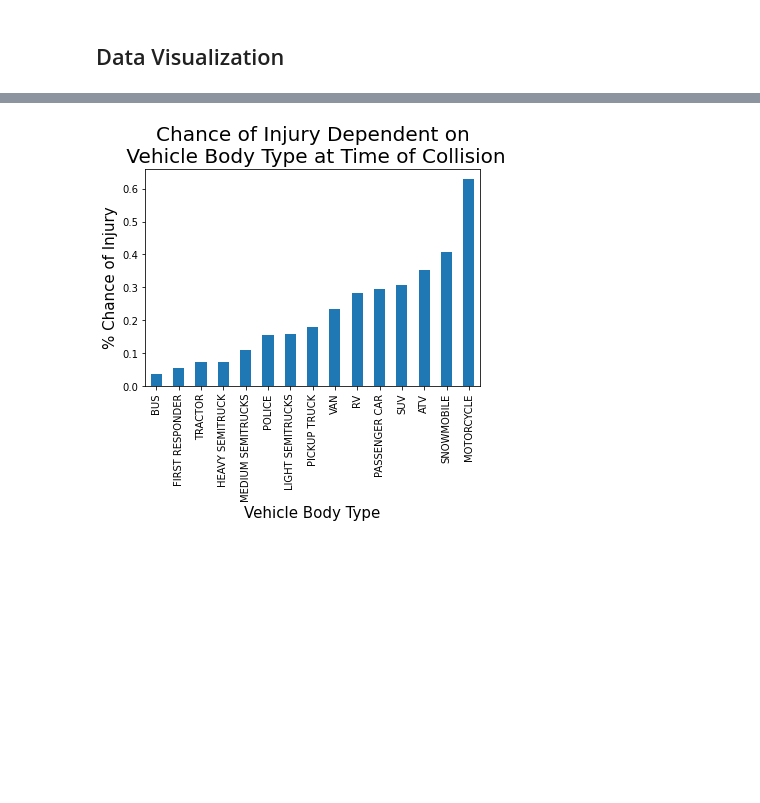
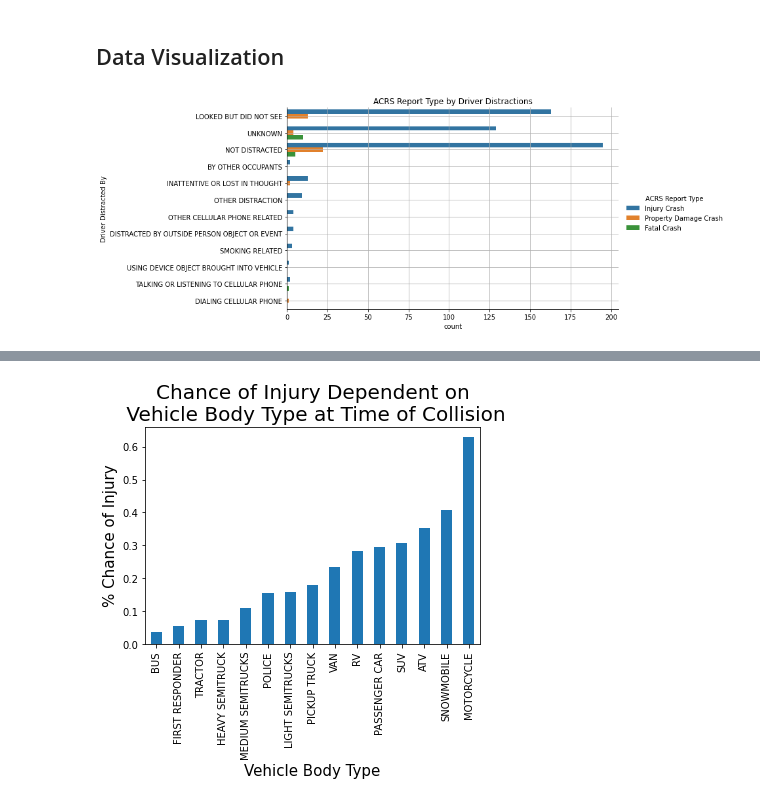
Before and after one commit to mattf4171/Montgomery-County-Collision-Analysis, a Jupyter notebook: analysis.ipynb, the cells around one changed output, grey strips where cells are left out. Cells and saved outputs as stored; diff of their text form; code cells hidden in the pictures; blank space fills up the shorter version.

```diff
--- a/analysis.ipynb
+++ b/analysis.ipynb
@@ -42,3 +23,12 @@ memory usage: 51.7+ MB
+# %%
+county_df = df_county.copy()
+non_motorist_df = df_nonmotor.copy()
+county_reduced_df = county_df[['Report Number','Local Case Number','ACRS Report Type','Related Non-Motorist','Driver Substance Abuse','Non-Motorist Substance Abuse','Driver At Fault','Injury Severity','Circumstance','Driver Distracted By','Speed Limit']]
+non_motorist_reduced_df = non_motorist_df[['Report Number','Local Case Number','Pedestrian Type','Pedestrian Movement','Pedestrian Actions','Pedestrian Location','Pedestrian Obeyed Traffic Signal','Pedestrian Visibility','At Fault']]
+# Add columns to a new DataFrame for all visualizations
+
+driver_distraction_df = pd.merge(county_reduced_df,non_motorist_reduced_df,on=['Report Number','Local Case Number'])
+driver_distraction_df = driver_distraction_df.rename(columns={'At Fault':'Pedestrian At Fault'})
 # %%
 df_county['Crash Date/Time'] = pd.to_datetime(df_county['Crash Date/Time'])
 df_county['YEAR'] = df_county['Crash Date/Time'].dt.year
@@ -190,2 +136,11 @@ df_county['Numeric Severity'] = df_county['Injury Severity_x'].replace({'NO APPA
 # %% [markdown]
 ## Data Visualization
+# %%
+# Bar Graph to count driver distractions
+
+sns.catplot(data=driver_distraction_df,y='Driver Distracted By',hue='ACRS Report Type',kind='count',aspect=60/25)
+plt.grid()
+plt.title("ACRS Report Type by Driver Distractions");
+# plt.savefig("images/Driver_Distractions.png")
+# %% [output]
+[figure, added]
```
Also changed, not shown: parts of 21 cells of this notebook.
